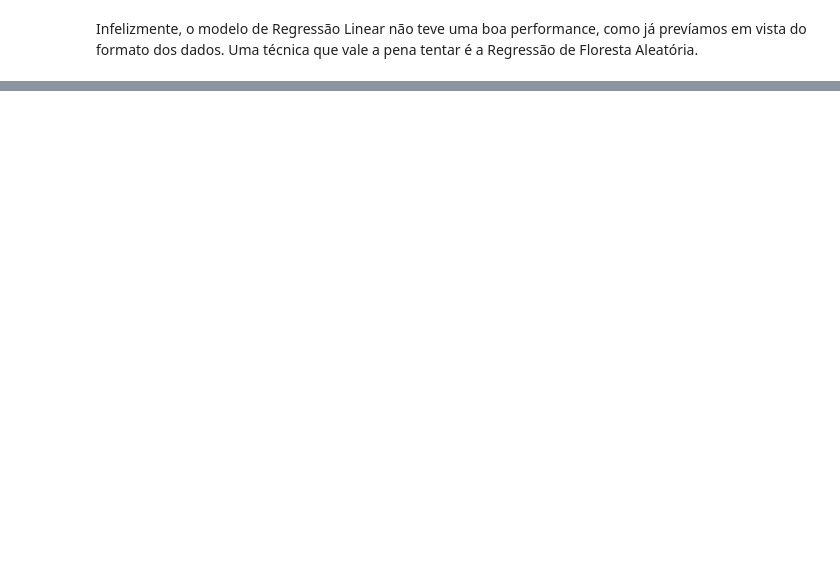
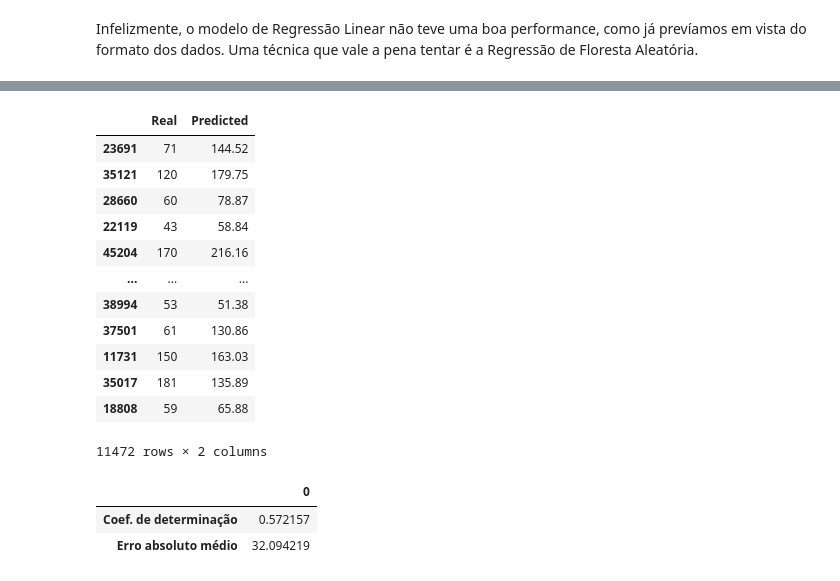
Before and after one commit to carneiro-fernando/lighthouse, a Jupyter notebook: Desafio_Lighthouse_DS.ipynb, the cells around one changed output, grey strips where cells are left out. Cells and saved outputs as stored; diff of their text form; code cells hidden in the pictures; blank space fills up the shorter version.

```diff
--- a/Desafio_Lighthouse_DS.ipynb
+++ b/Desafio_Lighthouse_DS.ipynb
@@ -743,0 +798,40 @@ Infelizmente, o modelo de Regressão Linear não teve uma boa performance, como
+# %%
+# Predição
+rfr_predicted = rfr_model.predict(x_test_scaled)
+# %%
+# DataFrame com os resultados previstos vs reais
+comparinson_df = pd.DataFrame({'Real': y_test, 'Predicted': rfr_predicted.ravel()})
+comparinson_df
+# %% [output]
+|  | Real | Predicted |
+| 23691 | 71 | 144.52 |
+| 35121 | 120 | 179.75 |
+| 28660 | 60 | 78.87 |
+| 22119 | 43 | 58.84 |
+| 45204 | 170 | 216.16 |
+| ... | ... | ... |
+| 38994 | 53 | 51.38 |
+| 37501 | 61 | 130.86 |
+| 11731 | 150 | 163.03 |
+| 35017 | 181 | 135.89 |
+| 18808 | 59 | 65.88 |
+11472 rows × 2 columns
+# %%
+# Avaliando performance
+
+#Criando DataFrame com métricas
+rfr_evaluation_df = pd.DataFrame(columns = ['Coef. de determinação', 'Erro absoluto médio'])
+
+# Calculando métricas
+rscore = r2_score(y_test, rfr_predicted) # R-Quadrado (Quanto mais próx de 1 melhor)
+mae = mean_absolute_error(y_test, rfr_predicted) # Erro absoluto médio
+
+# Adicionando resultados
+rfr_evaluation_df.loc[0] = [rscore, mae]
+
+# Exibindo
+rfr_evaluation_df.T
+# %% [output]
+|  | 0 |
+| Coef. de determinação | 0.572157 |
+| Erro absoluto médio | 32.094219 |
```
Also changed, not shown: parts of 46 cells of this notebook.
